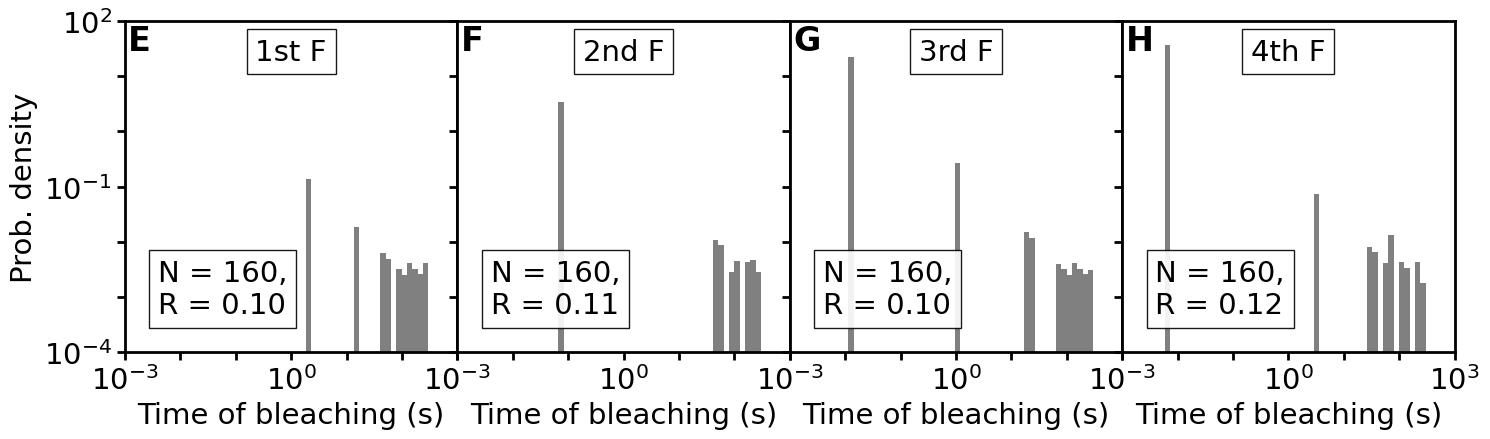
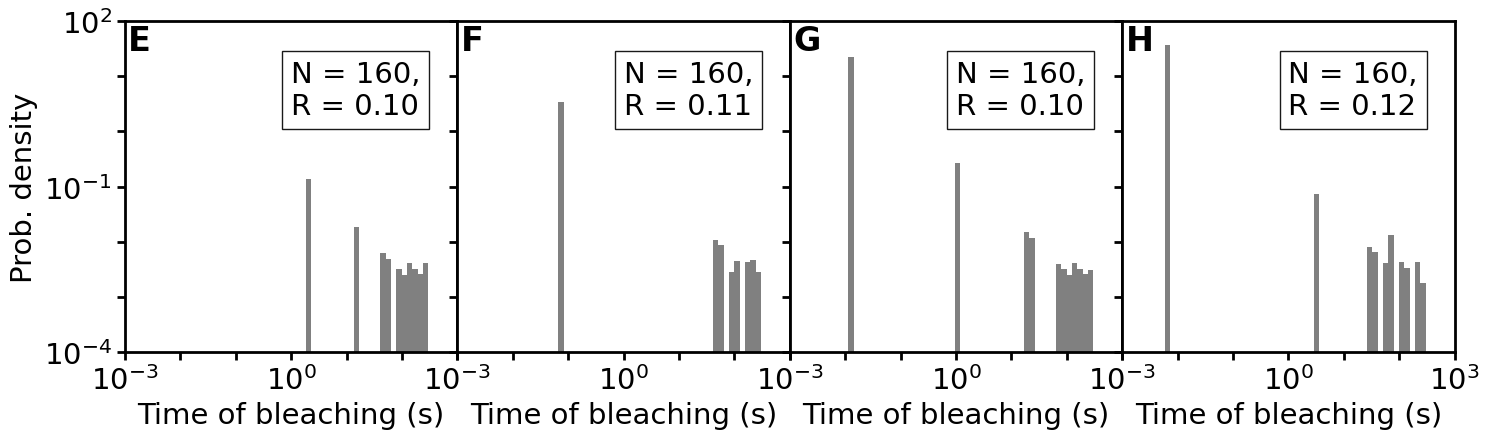
The notebook cell's code change between the first figure and the second:
--- before
+++ after
@@ -1,6 +1,4 @@
 gs = plt.GridSpec(1, 4, wspace=0, hspace=0)
 fig = plt.figure(figsize=(15, 4.5))
-
-labels = ["1st F", "2nd F", "3rd F", "4th F"]
 
 # only 3 nm
@@ -62,15 +60,5 @@
     ax.text(
         0.5,
-        0.95,
-        f"{labels[i]}",
-        transform=ax.transAxes,
-        fontsize=21,
-        va="top",
-        ha="center",
-        bbox=props,
-    )
-    ax.text(
-        0.1,
-        0.1,
+        0.7,
         f"N = {bl_times.size},\nR = {ratio:.2f}",
         transform=ax.transAxes,

Commit: Antibunching updates